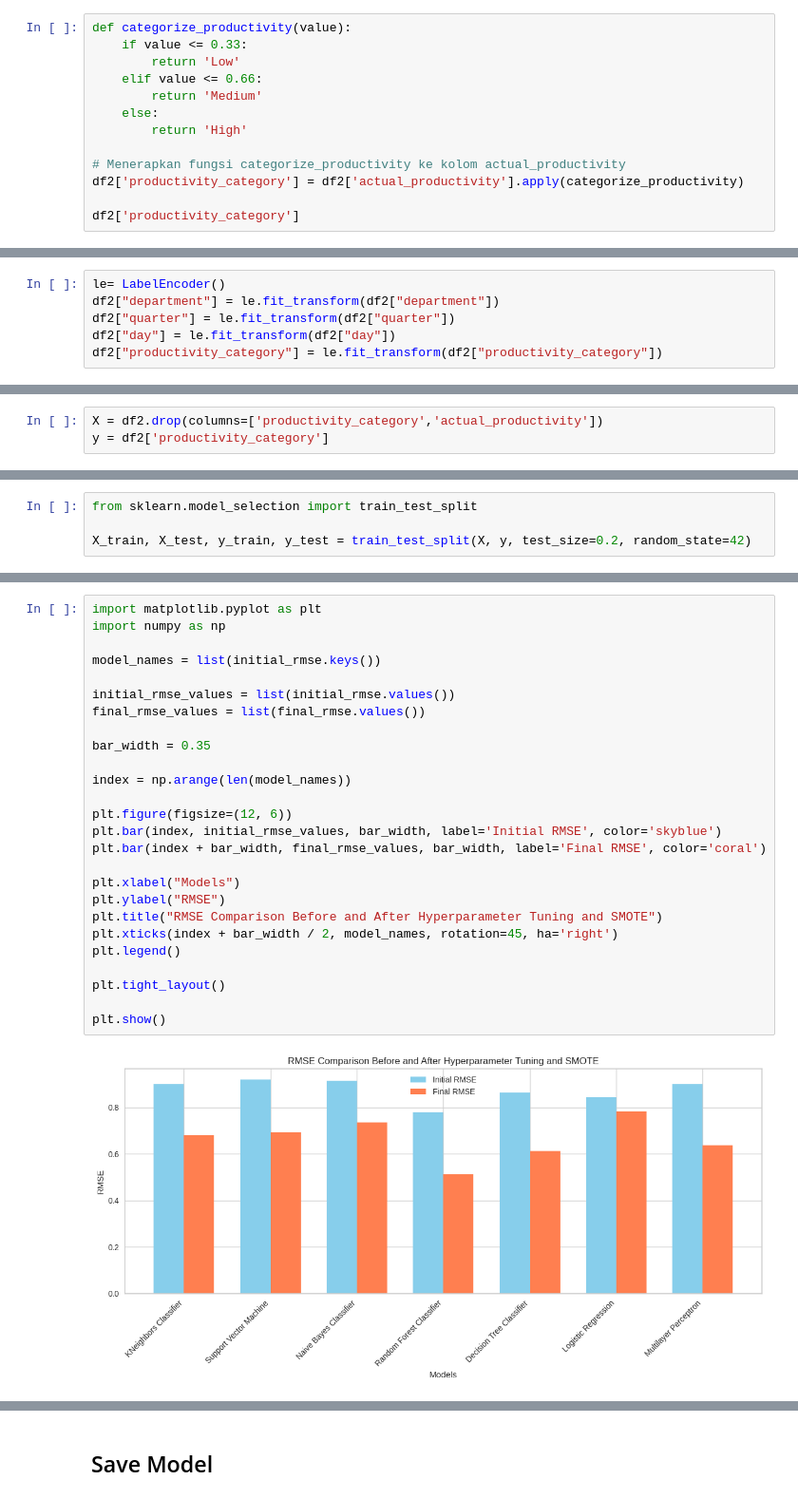
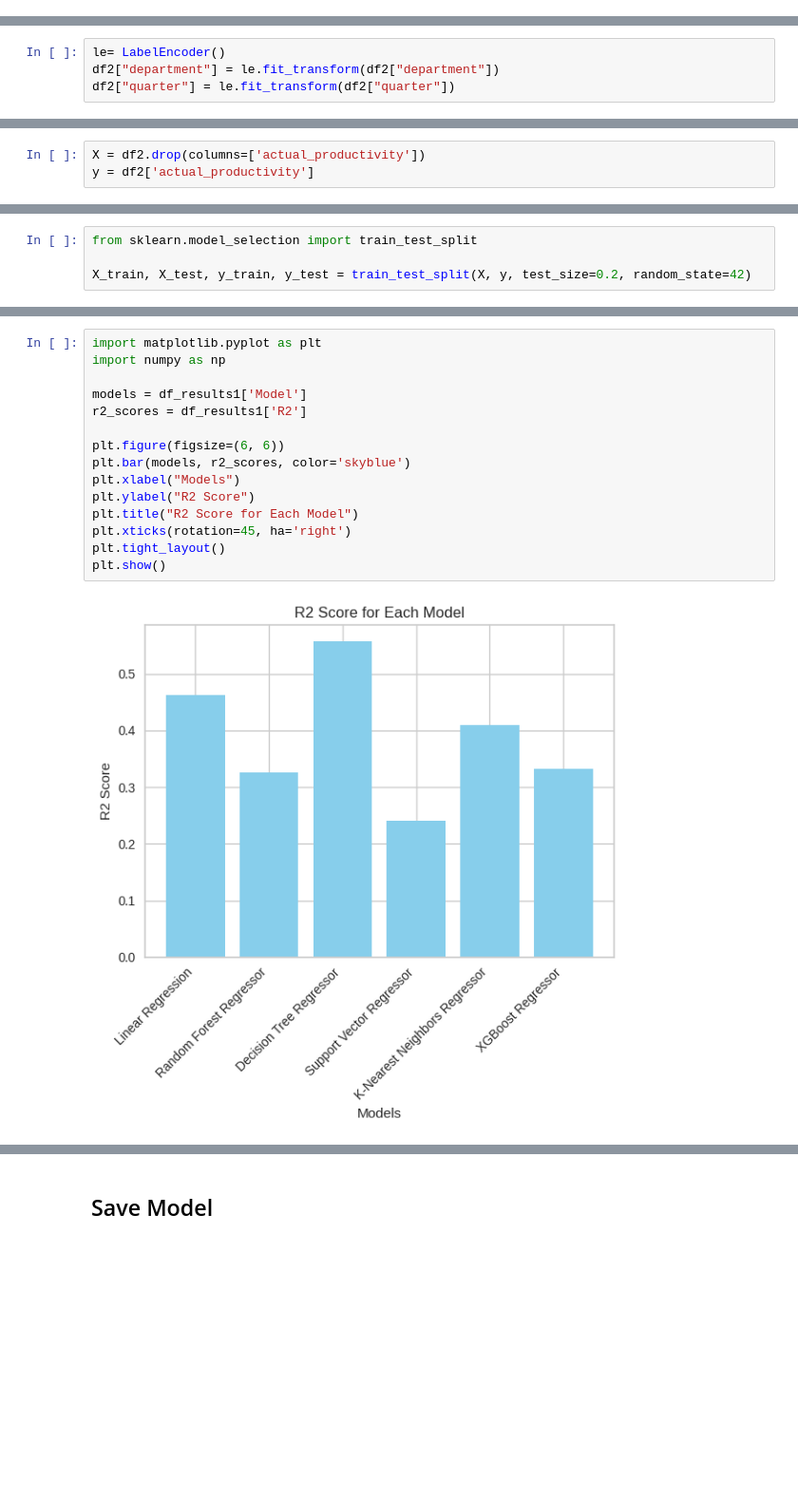
Before and after one commit to ryannovianno9/Garment-Productivity-Classification, a Jupyter notebook: main.ipynb, the cells around one changed output, grey strips where cells are left out. Shown at 95% size. Cells and saved outputs as stored; diff of their text form; blank space fills up the shorter version.

```diff
--- a/main.ipynb
+++ b/main.ipynb
@@ -367,13 +393,0 @@ df2.drop(columns=['date','wip'], inplace=True)
-# %%
-def categorize_productivity(value):
-    if value <= 0.33:
-        return 'Low'
-    elif value <= 0.66:
-        return 'Medium'
-    else:
-        return 'High'
-
-# Menerapkan fungsi categorize_productivity ke kolom actual_productivity
-df2['productivity_category'] = df2['actual_productivity'].apply(categorize_productivity)
-
-df2['productivity_category']
@@ -396,5 +395,3 @@ dtype: object
 le= LabelEncoder()
 df2["department"] = le.fit_transform(df2["department"])
 df2["quarter"] = le.fit_transform(df2["quarter"])
-df2["day"] = le.fit_transform(df2["day"])
-df2["productivity_category"] = le.fit_transform(df2["productivity_category"])
@@ -419,6 +407,6 @@ df2.head()
 # %%
-X = df2.drop(columns=['productivity_category','actual_productivity'])
-y = df2['productivity_category']
+X = df2.drop(columns=['actual_productivity'])
+y = df2['actual_productivity']
 # %%
 from feature_engine.outliers import Winsorizer
 
@@ -1482,31 +645,20 @@ Confusion Matrix:
 # %%
 import matplotlib.pyplot as plt
 import numpy as np
 
-model_names = list(initial_rmse.keys())
+models = df_results1['Model']
+r2_scores = df_results1['R2']
 
-initial_rmse_values = list(initial_rmse.values())
-final_rmse_values = list(final_rmse.values())
-
-bar_width = 0.35
-
-index = np.arange(len(model_names))
-
-plt.figure(figsize=(12, 6))
-plt.bar(index, initial_rmse_values, bar_width, label='Initial RMSE', color='skyblue')
-plt.bar(index + bar_width, final_rmse_values, bar_width, label='Final RMSE', color='coral')
-
+plt.figure(figsize=(6, 6))
+plt.bar(models, r2_scores, color='skyblue')
 plt.xlabel("Models")
-plt.ylabel("RMSE")
-plt.title("RMSE Comparison Before and After Hyperparameter Tuning and SMOTE")
-plt.xticks(index + bar_width / 2, model_names, rotation=45, ha='right')
-plt.legend()
-
+plt.ylabel("R2 Score")
+plt.title("R2 Score for Each Model")
+plt.xticks(rotation=45, ha='right')
 plt.tight_layout()
-
 plt.show()
 # %% [output]
-[figure, old version]
+[figure, new version]
 # %%
 import matplotlib.pyplot as plt
 import numpy as np
```
Also changed, not shown: parts of 38 cells of this notebook.
